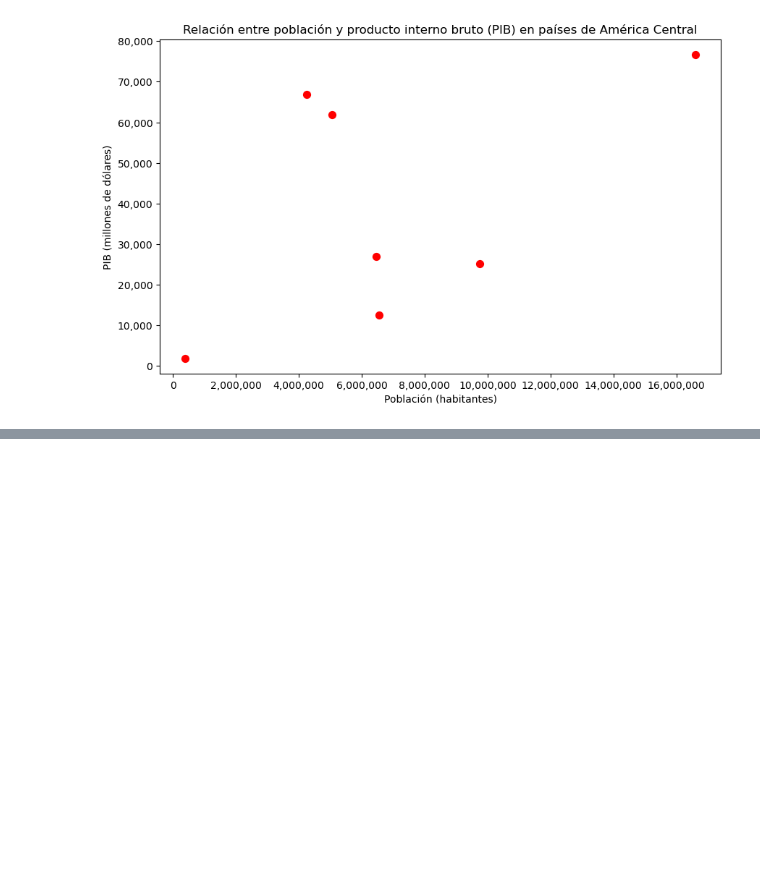
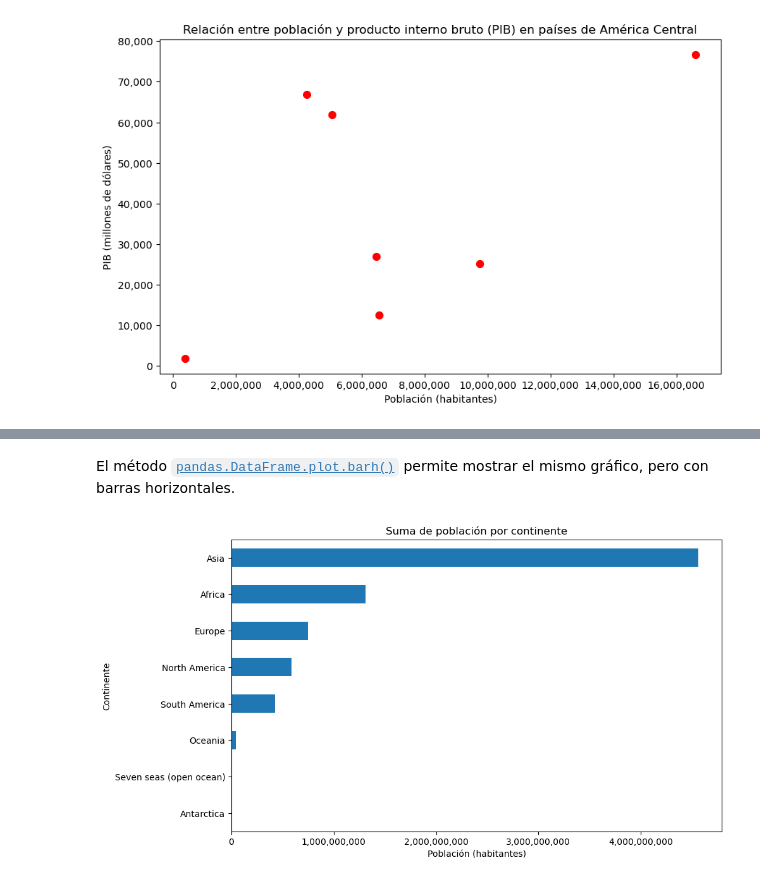
Before and after one commit to gf0657-programacionsig/2024-ii, a Jupyter notebook: _build/jupyter_execute/contenido/3/matplotlib.ipynb, the cells around one changed output, grey strips where cells are left out. Cells and saved outputs as stored; diff of their text form; code cells hidden in the pictures; blank space fills up the shorter version.

```diff
--- a/_build/jupyter_execute/contenido/3/matplotlib.ipynb
+++ b/_build/jupyter_execute/contenido/3/matplotlib.ipynb
@@ -196,0 +242,22 @@ plt.show()
+# %% [markdown]
+El método [`pandas.DataFrame.plot.barh()`](https://pandas.pydata.org/docs/reference/api/pandas.DataFrame.plot.barh.html) permite mostrar el mismo gráfico, pero con barras horizontales.
+# %%
+# Creación de una figura con espacio para un gráfico
+fig, ax = plt.subplots(figsize=(10, 6))
+
+# Creación del gráfico de barras
+# Es recomendable que las barras se muestren en orden
+poblacion_continente_suma.sort_values(ascending=True).plot.barh(ax=ax)
+
+# Personalización del gráfico
+ax.set_title('Suma de población por continente')
+ax.set_xlabel('Población (habitantes)')
+ax.set_ylabel('Continente')
+
+# Configuración de marcas en los ejes para evitar la notación científica
+ax.xaxis.set_major_formatter(ticker.StrMethodFormatter('{x:,.0f}'))
+
+# Despliegue del gráfico
+plt.show()
+# %% [output]
+[figure, added]
```
Also changed, not shown: parts of 27 cells of this notebook, 13 other files.
